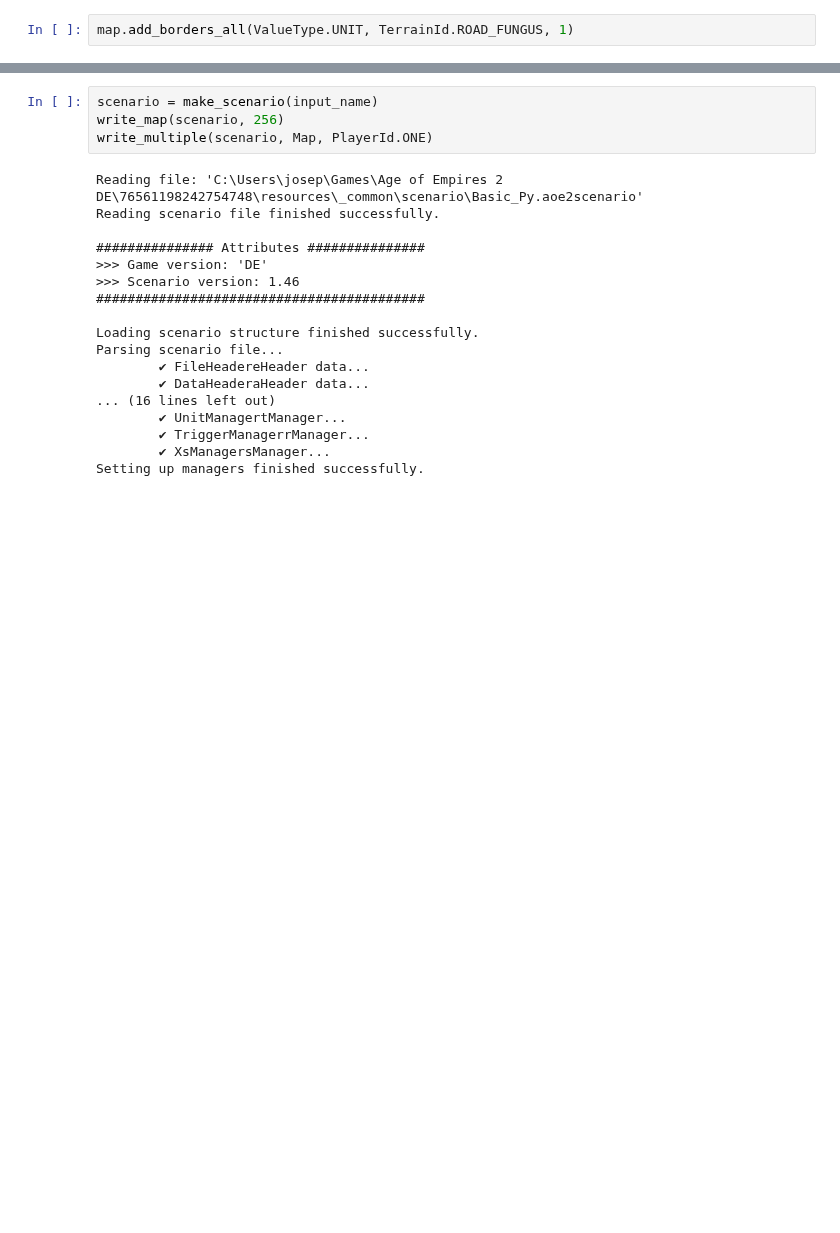
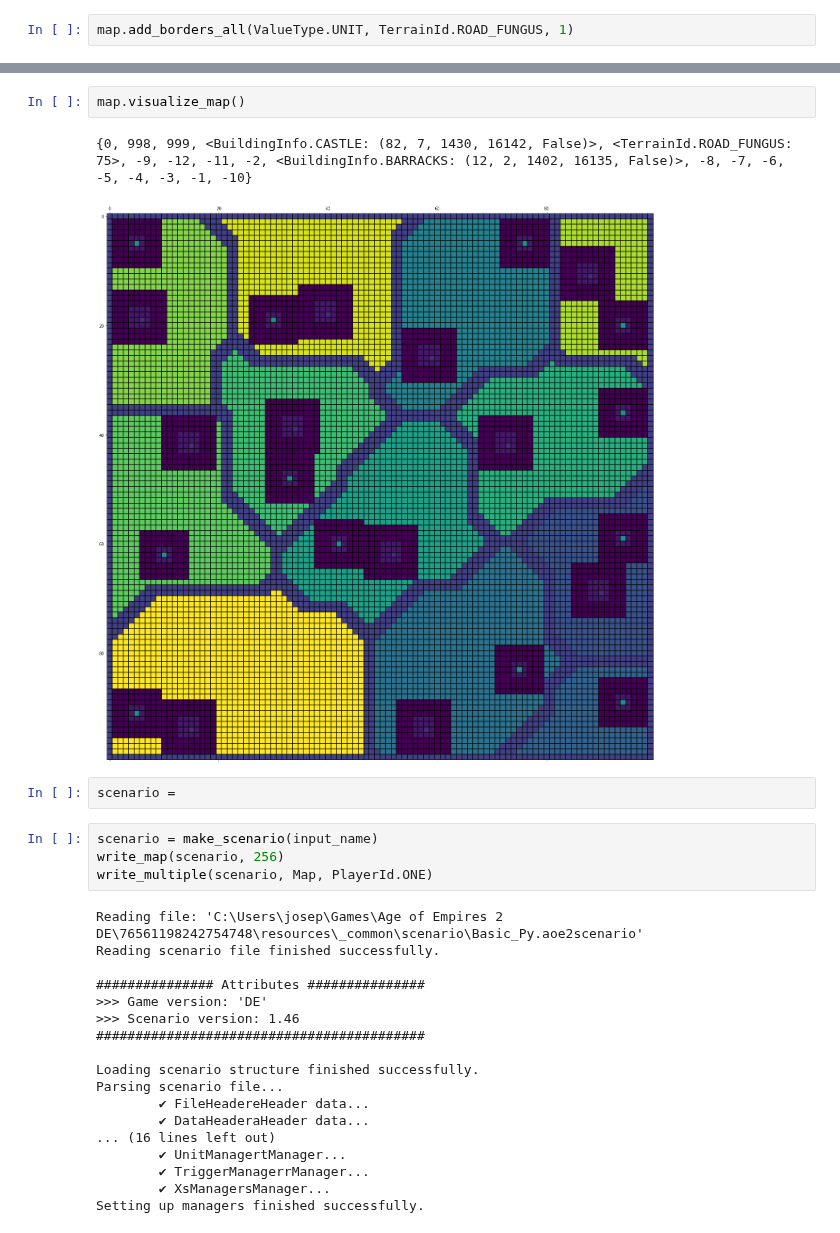
Before and after one commit to QuantumCreation/aoe2mapgenerator, a Jupyter notebook: maingenerator.ipynb, the cells around one changed output, grey strips where cells are left out. Saved outputs shown, nothing was run; the diff lists cells and outputs as text; blank space fills up the shorter version.

```diff
--- a/maingenerator.ipynb
+++ b/maingenerator.ipynb
@@ -46,3 +37,10 @@ visualize_map(Map)
+# %%
+map.visualize_map()
+# %% [output]
+{0, 998, 999, <BuildingInfo.CASTLE: (82, 7, 1430, 16142, False)>, <TerrainId.ROAD_FUNGUS: 75>, -9, -12, -11, -2, <BuildingInfo.BARRACKS: (12, 2, 1402, 16135, False)>, -8, -7, -6, -5, -4, -3, -1, -10}
+[figure, added]
+# %%
+scenario =
 # %%
 scenario = make_scenario(input_name)
 write_map(scenario, 256)
```
Also changed, not shown: parts of 10 cells of this notebook, 6 other files.
